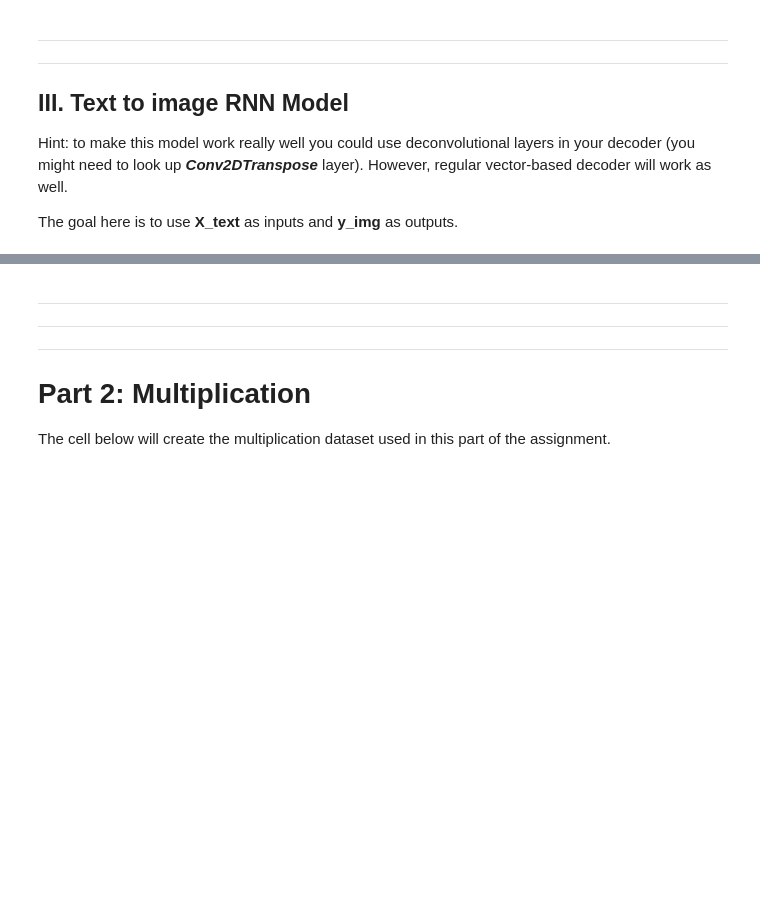
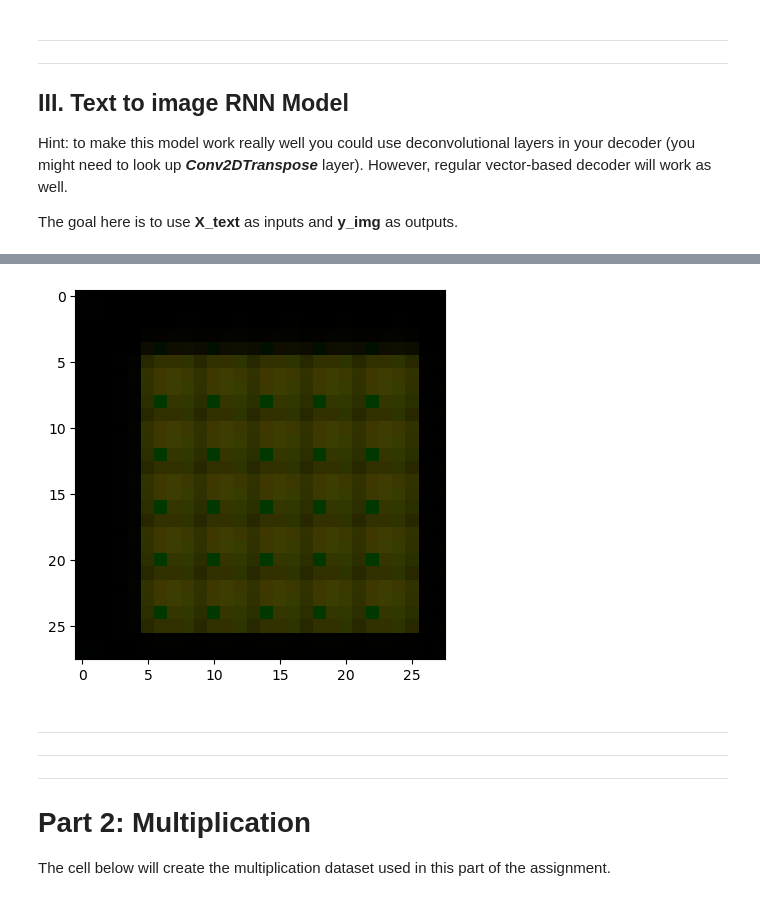
Before and after one commit to vanbuncha/idl, a Jupyter notebook: as2/A2_RNNs.ipynb, the cells around one changed output, grey strips where cells are left out. Saved outputs shown, nothing was run; the diff lists cells and outputs as text; code cells hidden in the pictures; blank space fills up the shorter version.

```diff
--- a/as2/A2_RNNs.ipynb
+++ b/as2/A2_RNNs.ipynb
@@ -334,0 +563,24 @@ The goal here is to use **X_text** as inputs and **y_img** as outputs.
+# %%
+# Assume input_text is your input text
+input_text = "23+1"
+
+# Pad the input text with spaces if necessary
+input_text = input_text.ljust(5)
+
+# Encode the input text
+input_text_encoded = encode_labels(np.array([input_text]))
+
+# Generate the image
+generated_image = text2image_model.predict(input_text_encoded)
+
+# The generated_image will be a 4D array with shape (1, 28, 28, 3)
+# To visualize the image, you can use matplotlib
+import matplotlib.pyplot as plt
+
+# Remove the batch dimension and scale the pixel values to [0, 255]
+generated_image = np.squeeze(generated_image) * 255
+
+# Display the image
+plt.imshow(generated_image.astype('uint8'))
+plt.show()
+# %% [output]
@@ -335,3 +588,4 @@ The goal here is to use **X_text** as inputs and **y_img** as outputs.
+[figure, added]
 # %% [markdown]
 
 ---
```
Also changed, not shown: parts of 12 cells of this notebook, 2 other files.
